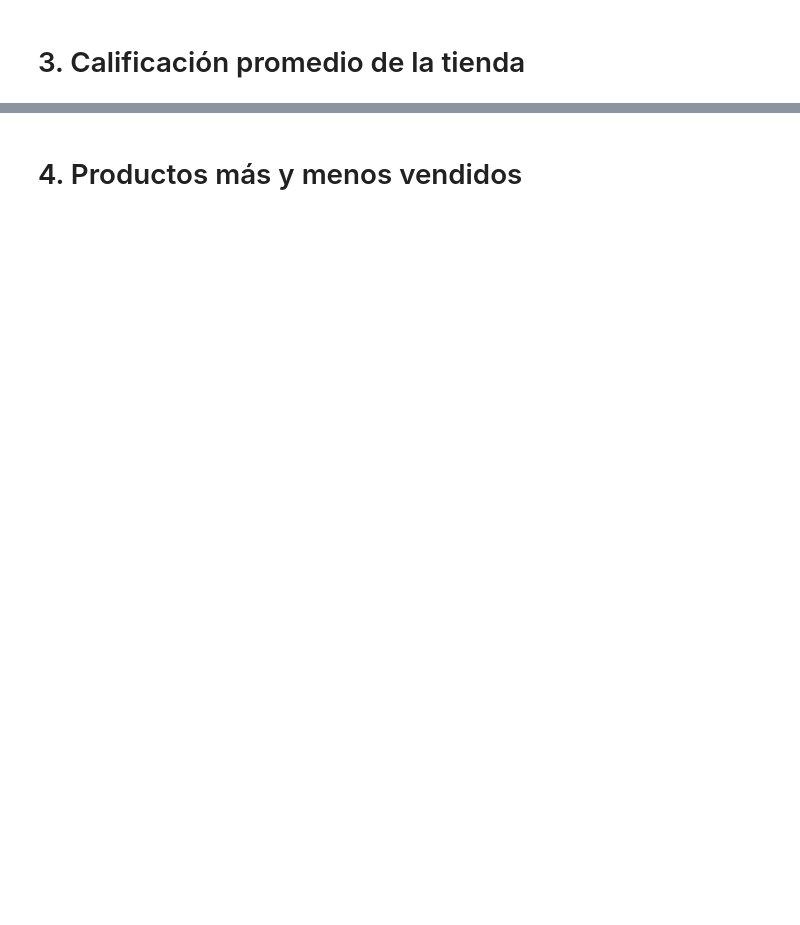
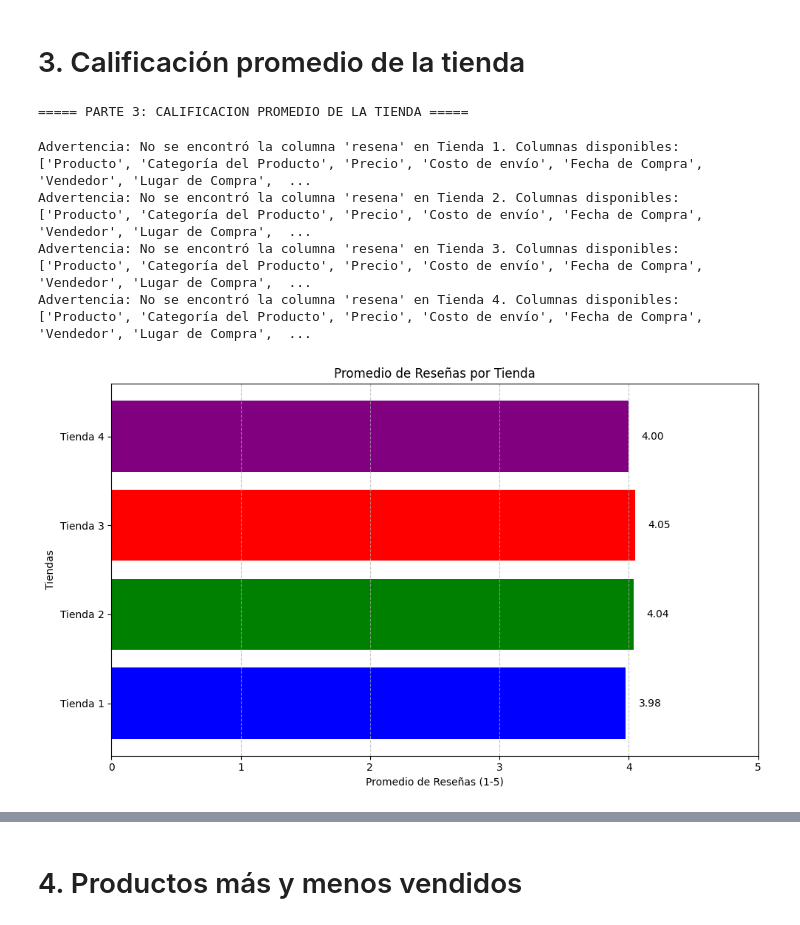
Before and after one commit to Miky-Bareiro/challenge1-data-science-latam, a Jupyter notebook: AluraStoreLatam.ipynb, the cells around one changed output, grey strips where cells are left out. Cells and saved outputs as stored; diff of their text form; code cells hidden in the pictures; blank space fills up the shorter version.

```diff
--- a/AluraStoreLatam.ipynb
+++ b/AluraStoreLatam.ipynb
@@ -133,9 +153,0 @@ Posibles columnas de categoría: ['Categoría del Producto']
-# %%
-if columna_categoria:
-    # Calcular ventas por categoría para cada tienda
-    categoria_ventas = todas_tiendas.groupby(['tienda', columna_categoria]).size().reset_index(name='Cantidad')
-    print("\nVentas por categoría para cada tienda:")
-    for tienda in ['Tienda 1', 'Tienda 2', 'Tienda 3', 'Tienda 4']:
-        ventas_tienda = categoria_ventas[categoria_ventas['tienda'] == tienda].sort_values('Cantidad', ascending=False)
-        print(f"\n{tienda}:")
-        print(ventas_tienda)
@@ -177,2 +229,66 @@ IndentationError: unexpected indent (<ipython-input-44-7c676b77b17e>, line 2)
 # %% [markdown]
 # 3. Calificación promedio de la tienda
+# %%
+# PARTE 3: CALIFICACION PROMEDIO DE LA TIENDA
+print("\n===== PARTE 3: CALIFICACION PROMEDIO DE LA TIENDA =====")
+# %% [output]
+===== PARTE 3: CALIFICACION PROMEDIO DE LA TIENDA =====
+# %%
+# Verificamos si existe la columna 'resena' en cada DataFrame
+for i, df in enumerate([tienda1, tienda2, tienda3, tienda4], 1):
+    if 'resena' not in df.columns:
+        print(f"Advertencia: No se encontró la columna 'resena' en Tienda {i}. Columnas disponibles: {df.columns.tolist()}")
+
+# Función para calcular el promedio de reseñas con manejo de errores
+def calcular_promedio_resenas(df):
+    resena_col = None
+
+    # Buscar la columna adecuada
+    for col in df.columns:
+        if 'res' in col.lower() or 'rev' in col.lower() or 'rat' in col.lower() or 'cali' in col.lower():
+            resena_col = col
+            break
+
+    if resena_col:
+        return df[resena_col].mean()
+    else:
+        print(f"No se encontró una columna de reseñas")
+        return None
+
+# Calculamos el promedio de reseñas para cada tienda
+promedio_resenas_tienda1 = calcular_promedio_resenas(tienda1)
+promedio_resenas_tienda2 = calcular_promedio_resenas(tienda2)
+promedio_resenas_tienda3 = calcular_promedio_resenas(tienda3)
+promedio_resenas_tienda4 = calcular_promedio_resenas(tienda4)
+
+# Verificamos que todos los promedios sean válidos
+if all(promedio is not None for promedio in [promedio_resenas_tienda1, promedio_resenas_tienda2, promedio_resenas_tienda3, promedio_resenas_tienda4]):
+    # Creamos un diccionario para almacenar los resultados
+    promedio_resenas = {
+        'Tienda 1': promedio_resenas_tienda1,
+        'Tienda 2': promedio_resenas_tienda2,
+        'Tienda 3': promedio_resenas_tienda3,
+        'Tienda 4': promedio_resenas_tienda4
+    }
+
+    # Visualizamos los resultados con un gráfico de barras horizontales
+    plt.figure(figsize=(10, 6))
+    plt.barh(list(promedio_resenas.keys()), list(promedio_resenas.values()), color=['blue', 'green', 'red', 'purple'])
+    plt.title('Promedio de Reseñas por Tienda')
+    plt.xlabel('Promedio de Reseñas (1-5)')
+    plt.ylabel('Tiendas')
+    plt.xlim(0, 5)  # Las reseñas suelen estar en escala de 1-5
+    plt.grid(axis='x', linestyle='--', alpha=0.7)
+
+    # Añadir los valores al final de cada barra
+    for i, (tienda, valor) in enumerate(promedio_resenas.items()):
+        plt.text(valor + 0.1, i, f'{valor:.2f}', va='center')
+
+    plt.tight_layout()
+    plt.show()
+# %% [output]
+Advertencia: No se encontró la columna 'resena' en Tienda 1. Columnas disponibles: ['Producto', 'Categoría del Producto', 'Precio', 'Costo de envío', 'Fecha de Compra', 'Vendedor', 'Lugar de Compra',  ...
+Advertencia: No se encontró la columna 'resena' en Tienda 2. Columnas disponibles: ['Producto', 'Categoría del Producto', 'Precio', 'Costo de envío', 'Fecha de Compra', 'Vendedor', 'Lugar de Compra',  ...
+Advertencia: No se encontró la columna 'resena' en Tienda 3. Columnas disponibles: ['Producto', 'Categoría del Producto', 'Precio', 'Costo de envío', 'Fecha de Compra', 'Vendedor', 'Lugar de Compra',  ...
+Advertencia: No se encontró la columna 'resena' en Tienda 4. Columnas disponibles: ['Producto', 'Categoría del Producto', 'Precio', 'Costo de envío', 'Fecha de Compra', 'Vendedor', 'Lugar de Compra',  ...
+[figure, added]
```
Also changed, not shown: parts of 20 cells of this notebook.
